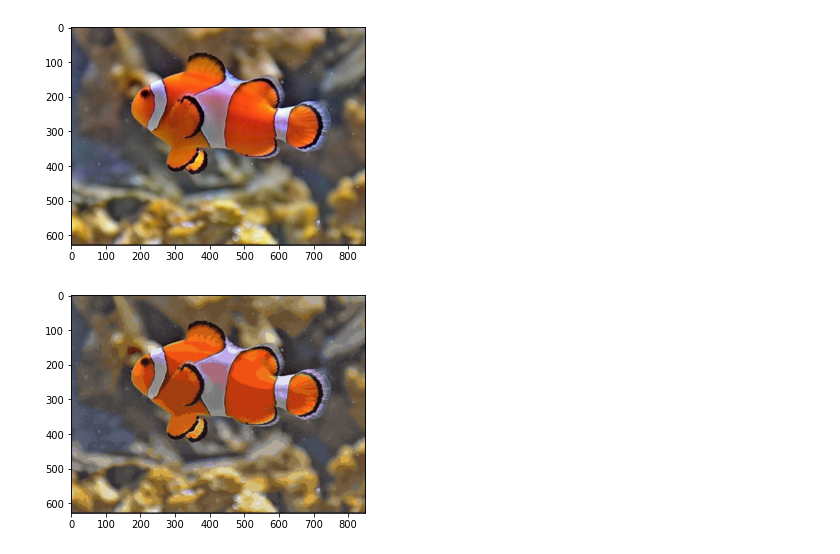
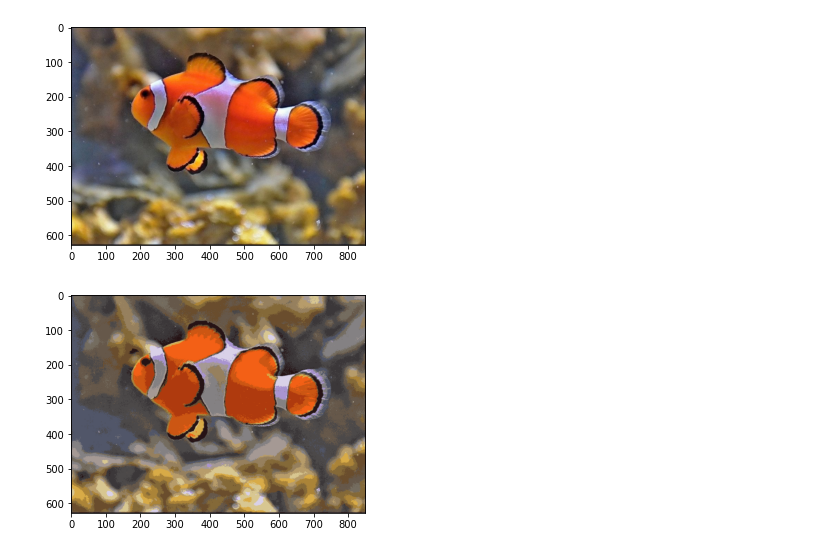
Before and after one commit to tmarcak/MPA-MLF, a Jupyter notebook: PC_2/Lab_02.ipynb, the cells around one changed output. Drawn from its saved outputs; the diff is of its cells as text; code cells hidden in the pictures.

```diff
--- a/PC_2/Lab_02.ipynb
+++ b/PC_2/Lab_02.ipynb
@@ -339,21 +365,33 @@ import numpy as np
 # %% [markdown]
 ### 1. load image
 # %%
-loaded_image = imread('Data/fish.jpg')
+loaded_image = imread('fish.jpg')
 
 plt.imshow(loaded_image)
 plt.show()
 # %% [output]
 [figure]
-# %%
-def compress_image(image: np.array, number_of_colours: int) -> np.array:
-
-    return image
+# %%
+def compress_image(image: np.array, NumColors: int) -> np.array:
+    weight, height, channels = image.shape
+    image_vector = np.reshape(image, (weight*height, channels))
+
+    kmeans = KMeans(NumColors, tol=0.001).fit(image_vector)
+    round = kmeans.cluster_centers_.astype(int)
+    labels = list(kmeans.labels_)
+    compressed = []
+
+    for pixel in range(image_vector.shape[0]):
+      compressed.append(round[labels[pixel]])
+
+    compressed_output = np.reshape(compressed,(image.shape[0],image.shape[1],3))
+
+    return compressed_output
 # %%
-img = compress_image(loaded_image, 30)
+img = compress_image(loaded_image, 20)
 
 plt.figure()
 plt.imshow(img)
 plt.show()
 # %% [output]
-[figure, old version]
+[figure, new version]
```
Also changed, not shown: parts of 14 cells of this notebook.
